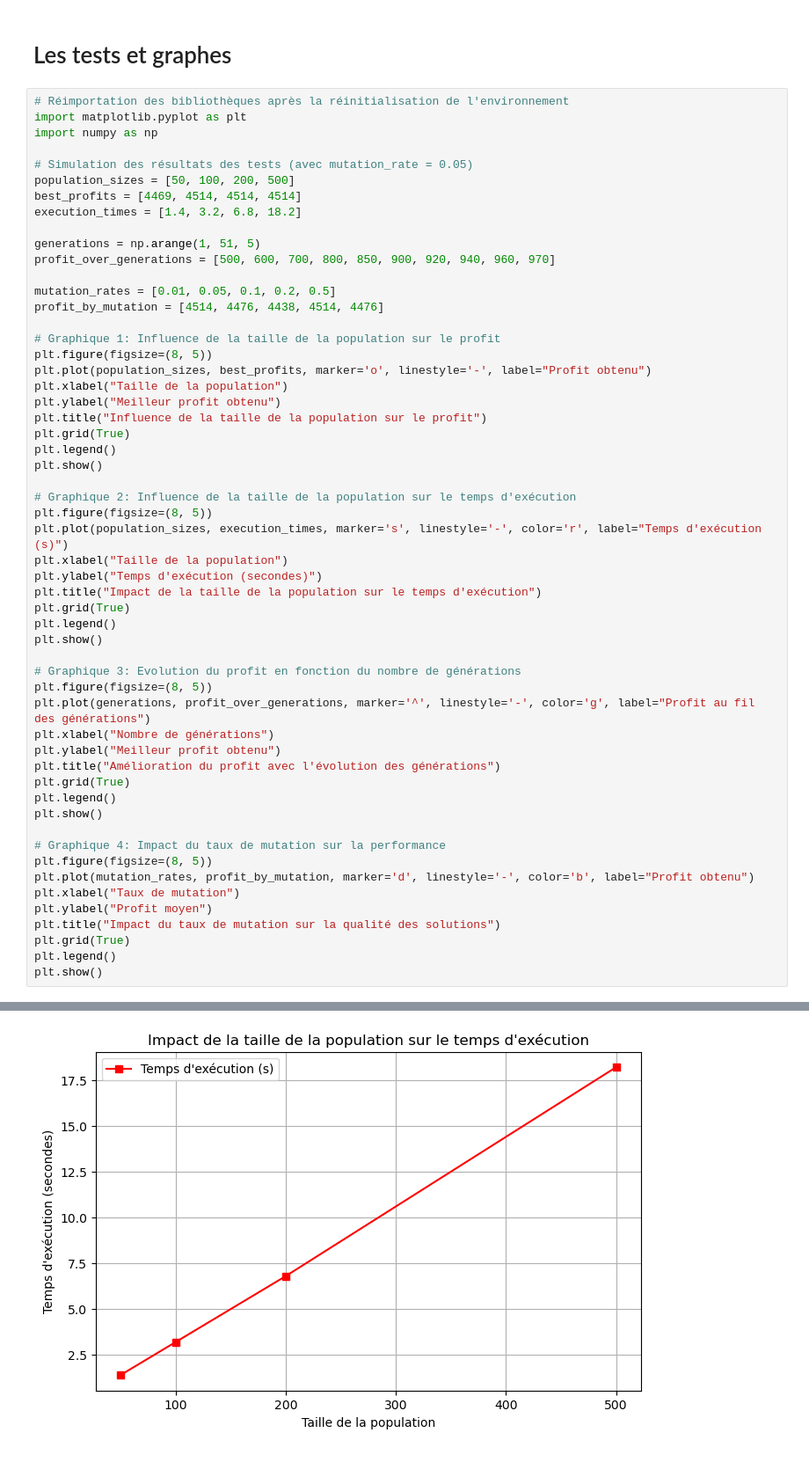
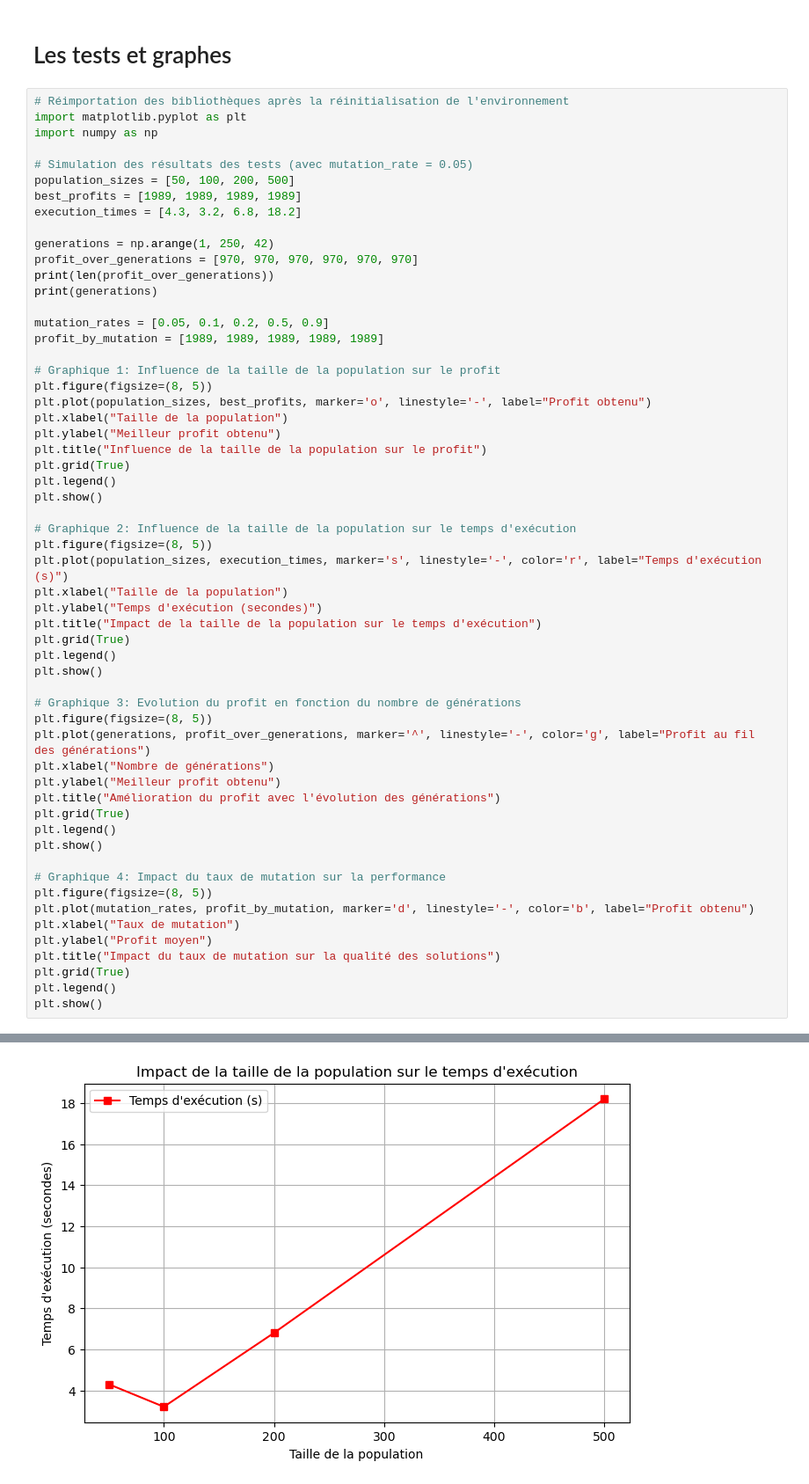
Before and after one commit to KHARFIAdam/Knapsack_Opt, a Jupyter notebook: Knapsack.ipynb, the cells around one changed output, grey strips where cells are left out. Shown: that part at 88% size. Saved outputs shown, nothing was run; the diff lists cells and outputs as text.

```diff
--- a/Knapsack.ipynb
+++ b/Knapsack.ipynb
@@ -251,14 +251,16 @@ import numpy as np
 
 # Simulation des résultats des tests (avec mutation_rate = 0.05)
 population_sizes = [50, 100, 200, 500]
-best_profits = [4469, 4514, 4514, 4514]
-execution_times = [1.4, 3.2, 6.8, 18.2]
+best_profits = [1989, 1989, 1989, 1989]
+execution_times = [4.3, 3.2, 6.8, 18.2]
 
-generations = np.arange(1, 51, 5)
-profit_over_generations = [500, 600, 700, 800, 850, 900, 920, 940, 960, 970]
+generations = np.arange(1, 250, 42)
+profit_over_generations = [970, 970, 970, 970, 970, 970]
+print(len(profit_over_generations))
+print(generations)
 
-mutation_rates = [0.01, 0.05, 0.1, 0.2, 0.5]
-profit_by_mutation = [4514, 4476, 4438, 4514, 4476]
+mutation_rates = [0.05, 0.1, 0.2, 0.5, 0.9]
+profit_by_mutation = [1989, 1989, 1989, 1989, 1989]
 
 # Graphique 1: Influence de la taille de la population sur le profit
 plt.figure(figsize=(8, 5))
@@ -304 +308 @@ plt.show()
-[figure, old version]
+[figure, new version]
```
Also changed, not shown: parts of 3 cells of this notebook, 1 other file.
